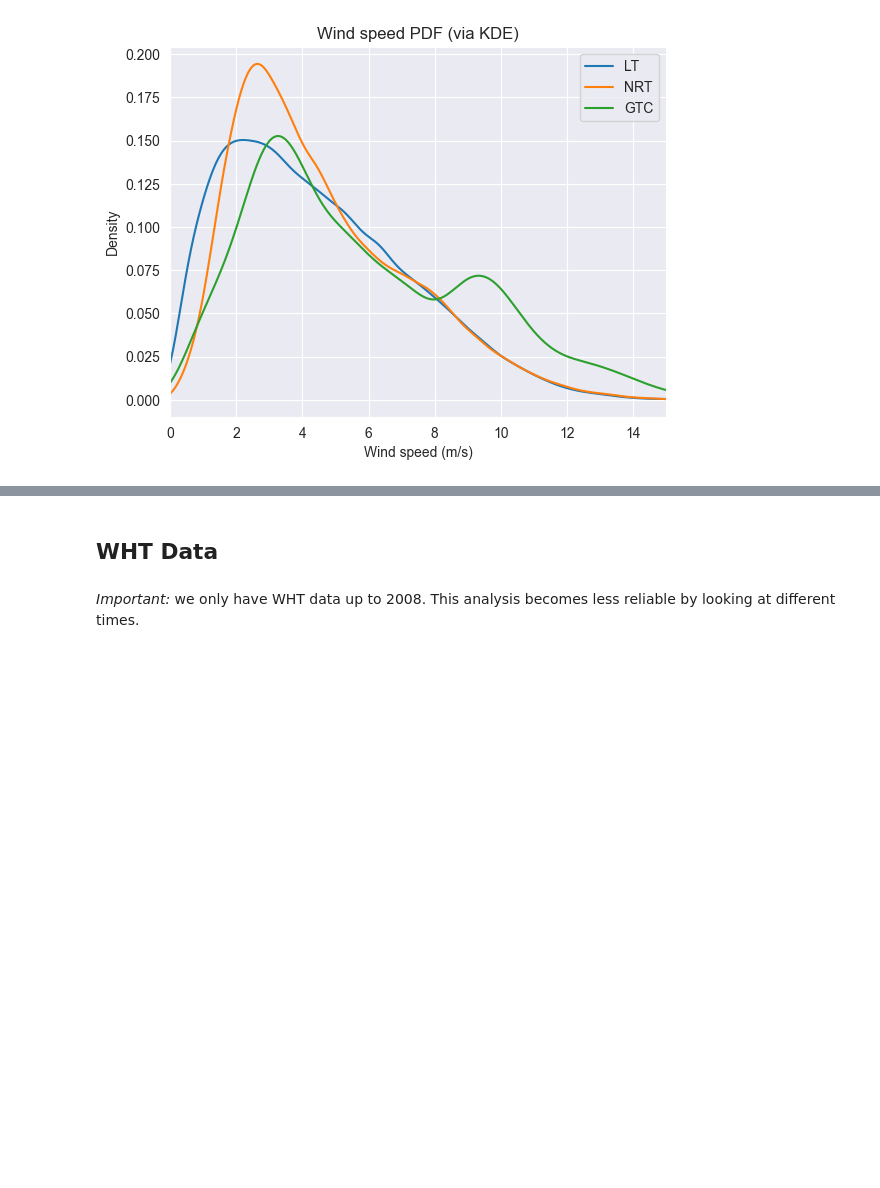
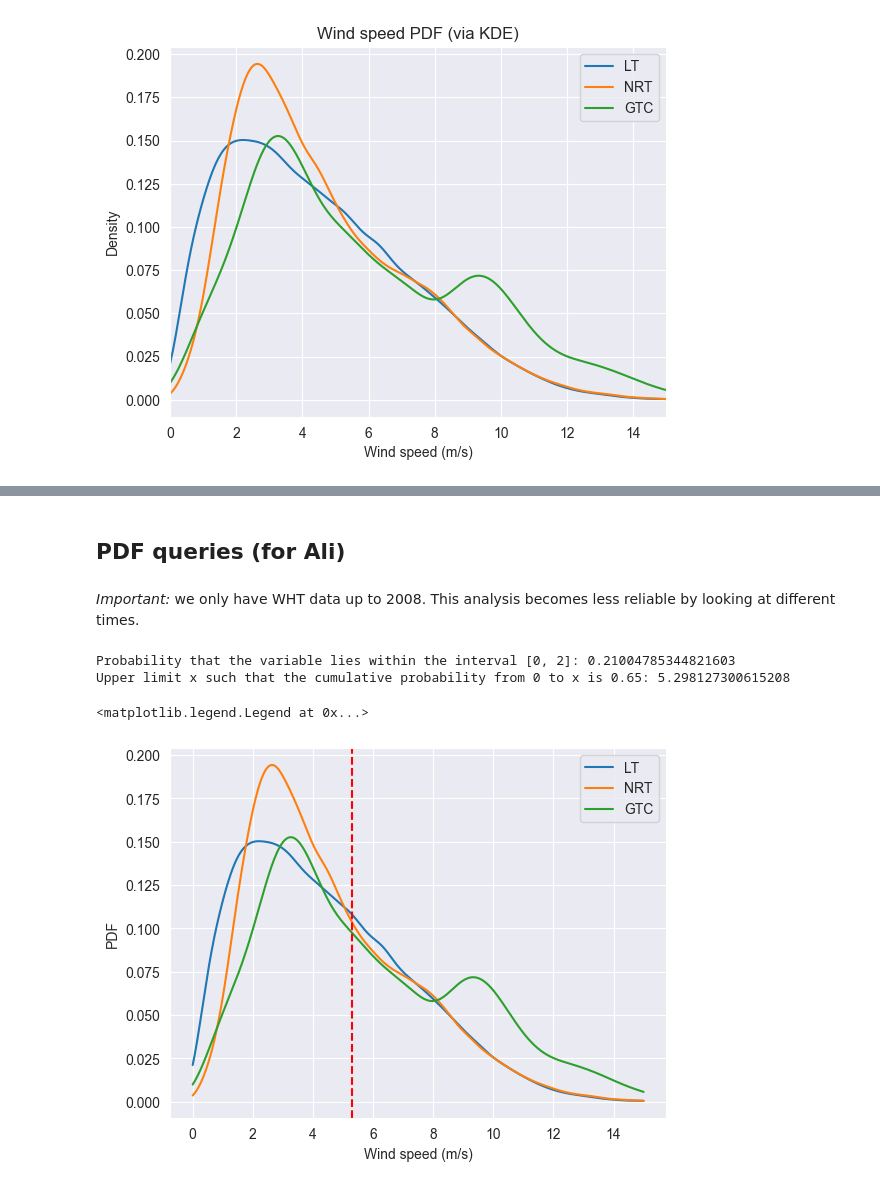
Before and after one commit to ferazuza/aspred, a Jupyter notebook: notebooks/winds.ipynb, the cells around one changed output, grey strips where cells are left out. Cells and saved outputs as stored; diff of their text form; code cells hidden in the pictures; blank space fills up the shorter version.

```diff
--- a/notebooks/winds.ipynb
+++ b/notebooks/winds.ipynb
@@ -386,2 +386,7 @@ plt.show()
 # %% [markdown]
-## WHT Data
+## PDF queries (for Ali)
+# %%
+# Create functions for each fo the wind speed KDEs
+lt_kde = scipy.stats.gaussian_kde(df_lt_restricted["wind_speed"].dropna())
+nrt_kde = scipy.stats.gaussian_kde(df_nrt_restricted["wind_speed"].dropna())
+gtc_kde = scipy.stats.gaussian_kde(df_gtc_restricted["wind_speed"].dropna())
@@ -388,2 +401,45 @@ plt.show()
 # %% [markdown]
 *Important:* we only have WHT data up to 2008. This analysis becomes less reliable by looking at different times.
+# %%
+# Function to calculate the probability over a given interval [a, b]
+def interval_probability(kde, a, b):
+    result, _ = quad(kde.pdf, a, b)
+    return result
+
+# Function to find the upper limit for a given cumulative probability P
+def find_upper_limit(kde, P, lower_bound=0, upper_bound=10):
+    # Define the cumulative distribution function for the KDE
+    cdf = lambda x: quad(kde.pdf, lower_bound, x)[0]
+
+    # Use a root-finding method to find the upper limit
+    upper_limit = brentq(lambda x: cdf(x) - P, lower_bound, upper_bound)
+    return upper_limit
+
+# Example usage
+
+# Calculate the probability that lt wind speed is between 0 and 4
+lower_limit = 0
+upper_limit = 2
+prob = interval_probability(lt_kde, lower_limit, upper_limit)
+print(f"Probability that the variable lies within the interval [{lower_limit}, {upper_limit}]: {prob}")
+
+# Find the upper limit for the given cumulative probability P
+P = 0.65
+upper_limit = find_upper_limit(lt_kde, P)
+print(f"Upper limit x such that the cumulative probability from 0 to x is {P}: {upper_limit}")
+# %% [output]
+Probability that the variable lies within the interval [0, 2]: 0.21004785344821603
+Upper limit x such that the cumulative probability from 0 to x is 0.65: 5.298127300615208
+# %%
+# Include that in a plot
+x = np.linspace(0, 15, 1000)
+plt.plot(x, lt_kde(x), label="LT")
+plt.plot(x, nrt_kde(x), label="NRT")
+plt.plot(x, gtc_kde(x), label="GTC")
+plt.axvline(x=upper_limit, color="red", linestyle="--")
+plt.xlabel("Wind speed (m/s)")
+plt.ylabel("PDF")
+plt.legend()
+# %% [output]
+<matplotlib.legend.Legend at 0x...>
+[figure, added]
```
Also changed, not shown: parts of 6 cells of this notebook.
